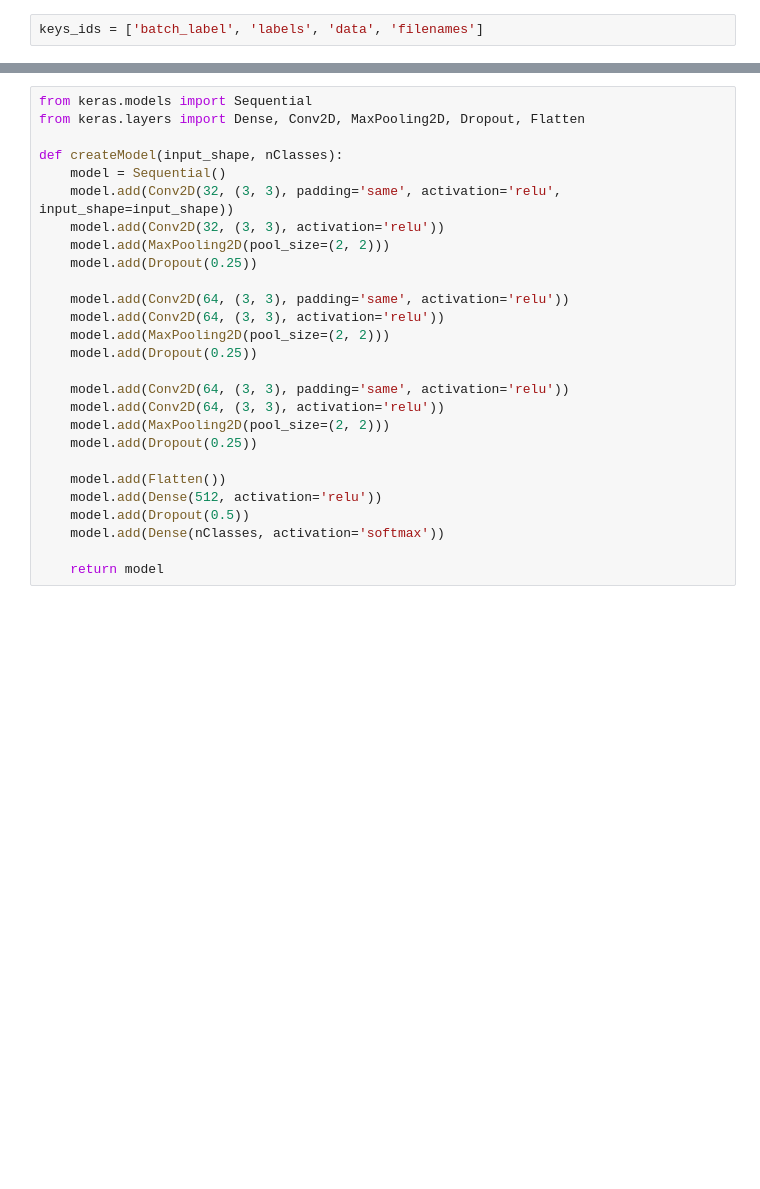
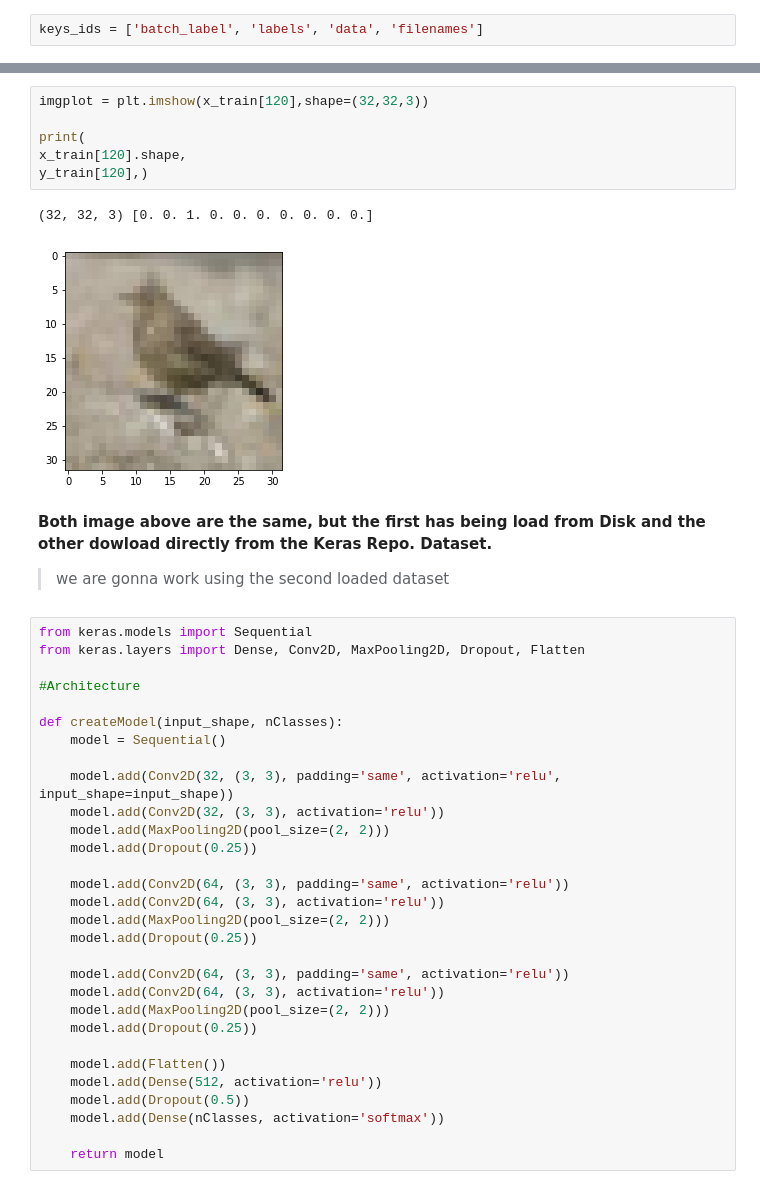
Before and after one commit to jahirmedinacs/ann-project1, a Jupyter notebook: ANN - CIFAR 10.ipynb, the cells around one changed output, grey strips where cells are left out. Drawn from its saved outputs; the diff is of its cells as text; blank space fills up the shorter version.

```diff
--- a/ANN - CIFAR 10.ipynb
+++ b/ANN - CIFAR 10.ipynb
@@ -95,12 +103,28 @@ Downloading data from https://www.cs.toronto.edu/~kriz/cifar-10-python.tar.gz
 x_train shape: (50000, 32, 32, 3)
 50000 train samples
 10000 test samples
+# %%
+imgplot = plt.imshow(x_train[120],shape=(32,32,3))
+
+print(
+x_train[120].shape,
+y_train[120],)
+# %% [output]
+(32, 32, 3) [0. 0. 1. 0. 0. 0. 0. 0. 0. 0.]
+[figure, added]
+# %% [markdown]
+**Both image above are the same, but the first has being load from Disk and the other dowload directly from the Keras Repo. Dataset.**
+
+> we are gonna work using the second loaded dataset
 # %%
 from keras.models import Sequential
 from keras.layers import Dense, Conv2D, MaxPooling2D, Dropout, Flatten
 
+#Architecture
+
 def createModel(input_shape, nClasses):
     model = Sequential()
+
     model.add(Conv2D(32, (3, 3), padding='same', activation='relu', input_shape=input_shape))
     model.add(Conv2D(32, (3, 3), activation='relu'))
     model.add(MaxPooling2D(pool_size=(2, 2)))
```
Also changed, not shown: parts of 8 cells of this notebook, 2 other files.
